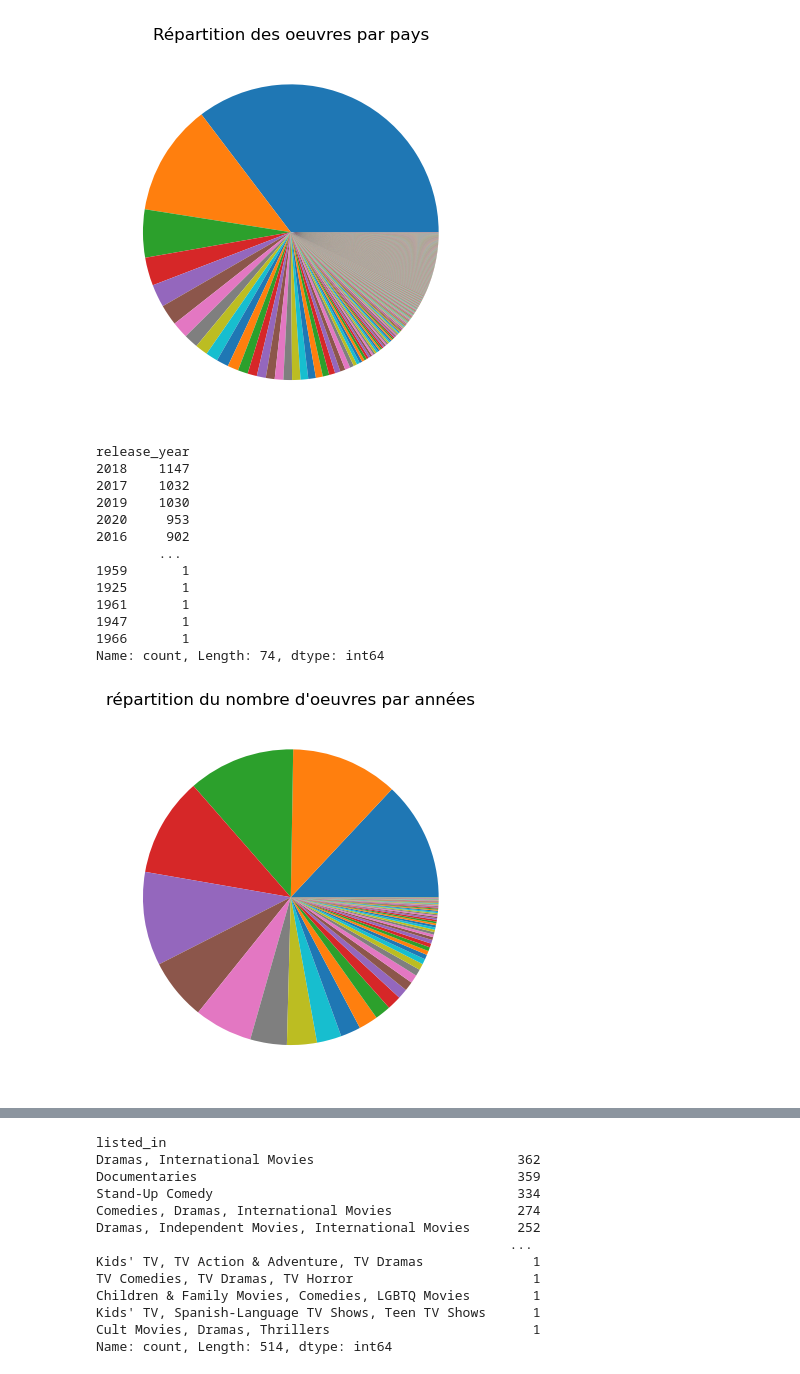
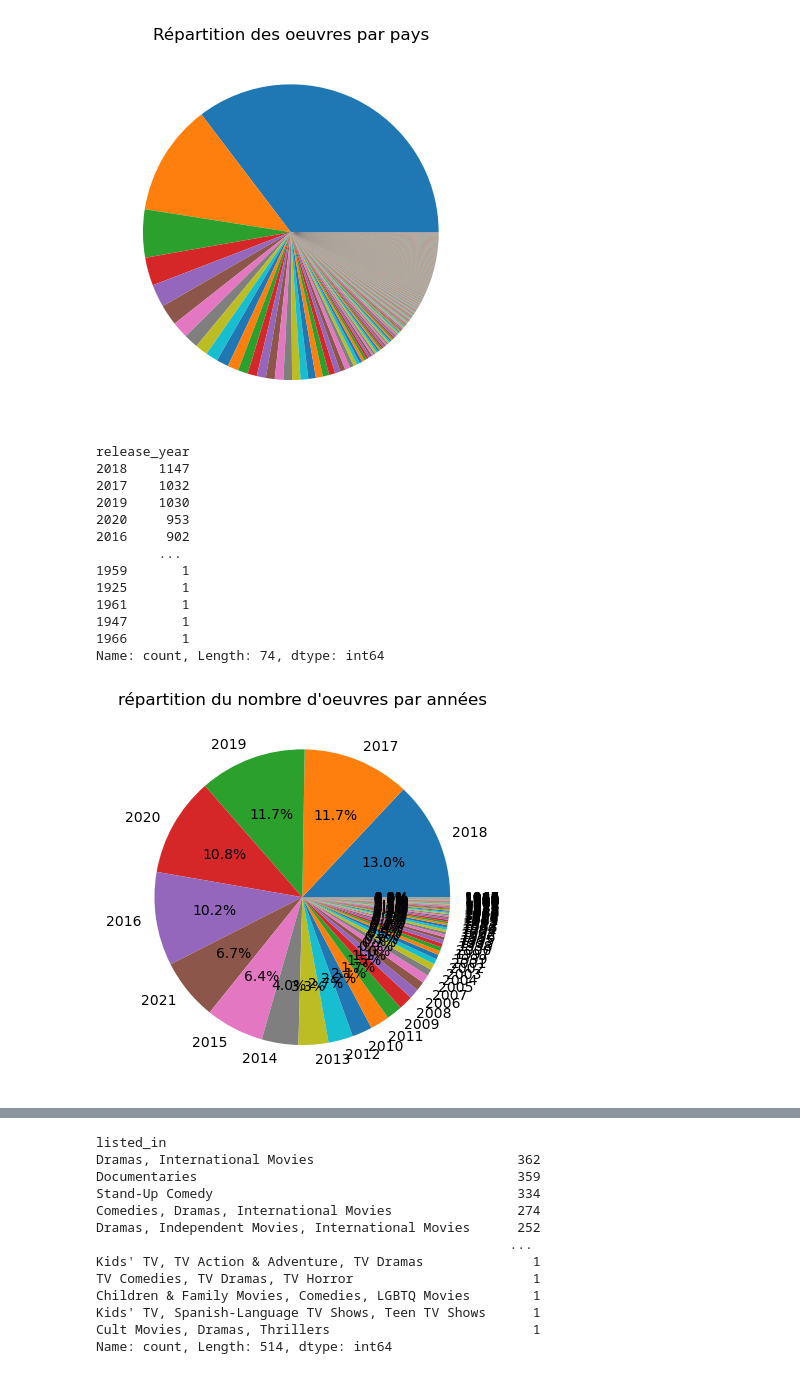
Before and after one commit to ilyes-chabab/netflix-insights, a Jupyter notebook: Netflix Data Analysis.ipynb, the cells around one changed output, grey strips where cells are left out. Saved outputs shown, nothing was run; the diff lists cells and outputs as text; code cells hidden in the pictures.

```diff
--- a/Netflix Data Analysis.ipynb
+++ b/Netflix Data Analysis.ipynb
@@ -372,0 +355,21 @@ dtype: int64
+# %%
+#init
+netflix_data= pandas.read_csv(r"C:\Users\ilyes\OneDrive\Desktop\travail\ia\netflix_titles.csv")
+
+# Supprimer les espaces en trop dans la colonne "date_added"
+netflix_data["date_added"] = netflix_data["date_added"].str.strip()
+
+# Convertir la colonne "date_added" en datetime en indiquant le format
+netflix_data["date_added"] = pandas.to_datetime(netflix_data["date_added"], format='%B %d, %Y')
+
+#selection des films
+films = netflix_data[netflix_data["type"]=="TV Show"]
+
+# Extraire l'année à partir de la colonne "date_added" et la mettre dans une nouvelle colonne "films_par_an"
+netflix_data["films_par_an"] = films["date_added"].dt.year
+
+# Compter le nombre de films ajoutés chaque année
+films_par_annee = netflix_data.groupby("films_par_an").size()
+
+# Afficher le nombre de films ajoutés chaque année dans l'ordre croissant des années de sortie
+print(films_par_annee)
@@ -414,27 +430,27 @@ Name: count, Length: 748, dtype: int64
 # %%
 # Compter le nombre d'oeuvres pour chaque type
 counts = netflix_data["release_year"].value_counts()
 print(counts)
 
 # Créer un diagramme
-plt.pie(counts)
+plt.pie(counts, labels=counts.index, autopct='%1.1f%%')
 plt.title('répartition du nombre d\'oeuvres par années')
 plt.show()
 # %% [output]
 release_year
 2018    1147
 2017    1032
 2019    1030
 2020     953
 2016     902
         ...
 1959       1
 1925       1
 1961       1
 1947       1
 1966       1
 Name: count, Length: 74, dtype: int64
-[figure, old version]
+[figure, new version]
 # %%
 # Compter le nombre d'oeuvres pour chaque type
 counts = netflix_data["rating"].value_counts()
```
Also changed, not shown: parts of 29 cells of this notebook.
